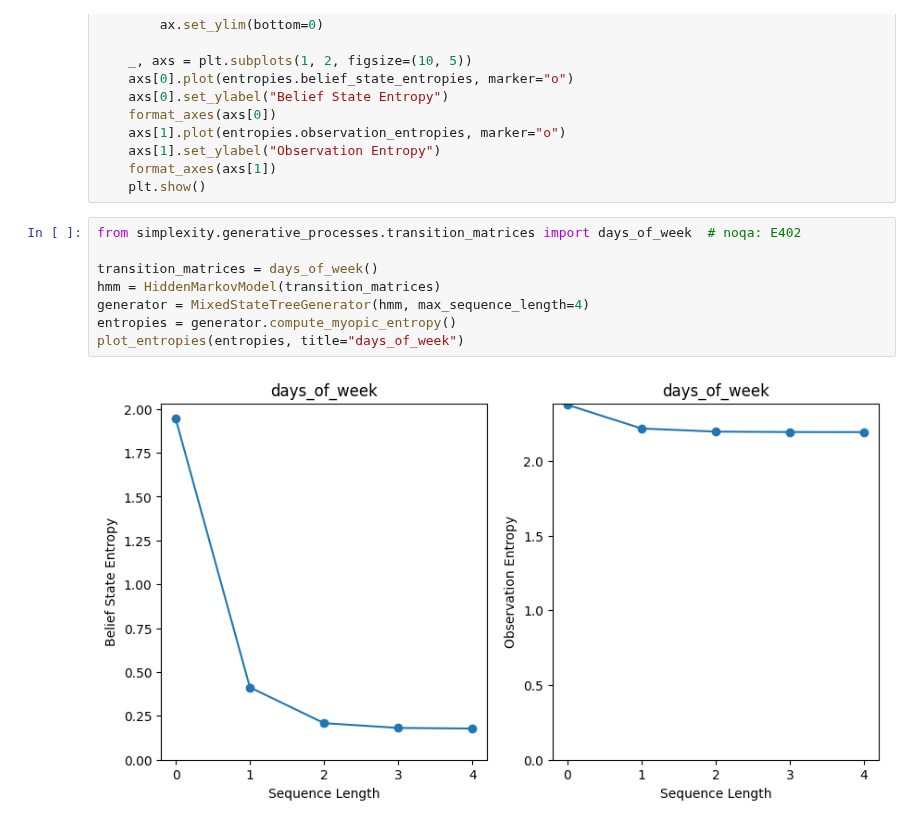
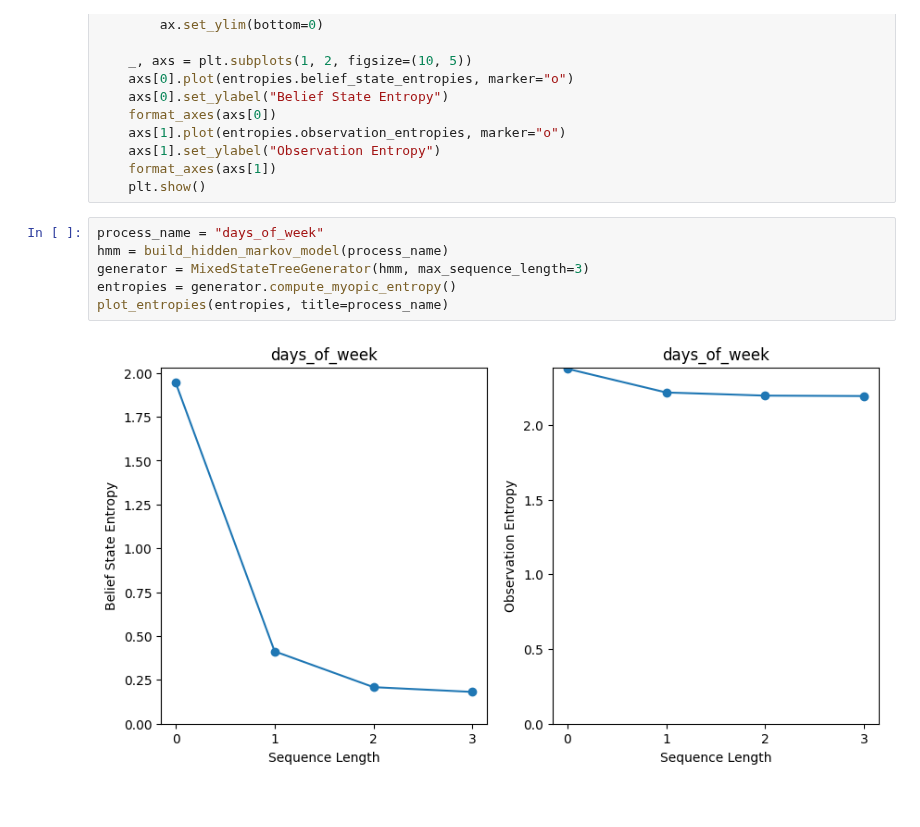
Before and after one commit to Astera-org/simplexity, a Jupyter notebook: notebooks/myopic_entropy.ipynb, the cells around one changed output. Drawn from its saved outputs; the diff is of its cells as text.

Commit message:
Use builder function in myopic entropy notebook

```diff
--- a/notebooks/myopic_entropy.ipynb
+++ b/notebooks/myopic_entropy.ipynb
@@ -28,13 +28,11 @@ def plot_entropies(entropies: MyopicEntropies, title: str = "") -> None:
     format_axes(axs[1])
     plt.show()
 # %%
-from simplexity.generative_processes.transition_matrices import days_of_week  # noqa: E402
-
-transition_matrices = days_of_week()
-hmm = HiddenMarkovModel(transition_matrices)
-generator = MixedStateTreeGenerator(hmm, max_sequence_length=4)
+process_name = "days_of_week"
+hmm = build_hidden_markov_model(process_name)
+generator = MixedStateTreeGenerator(hmm, max_sequence_length=3)
 entropies = generator.compute_myopic_entropy()
-plot_entropies(entropies, title="days_of_week")
+plot_entropies(entropies, title=process_name)
 # %% [output]
-[figure, old version]
+[figure, new version]
 # %%
```
Also changed, not shown: parts of 6 cells of this notebook.
